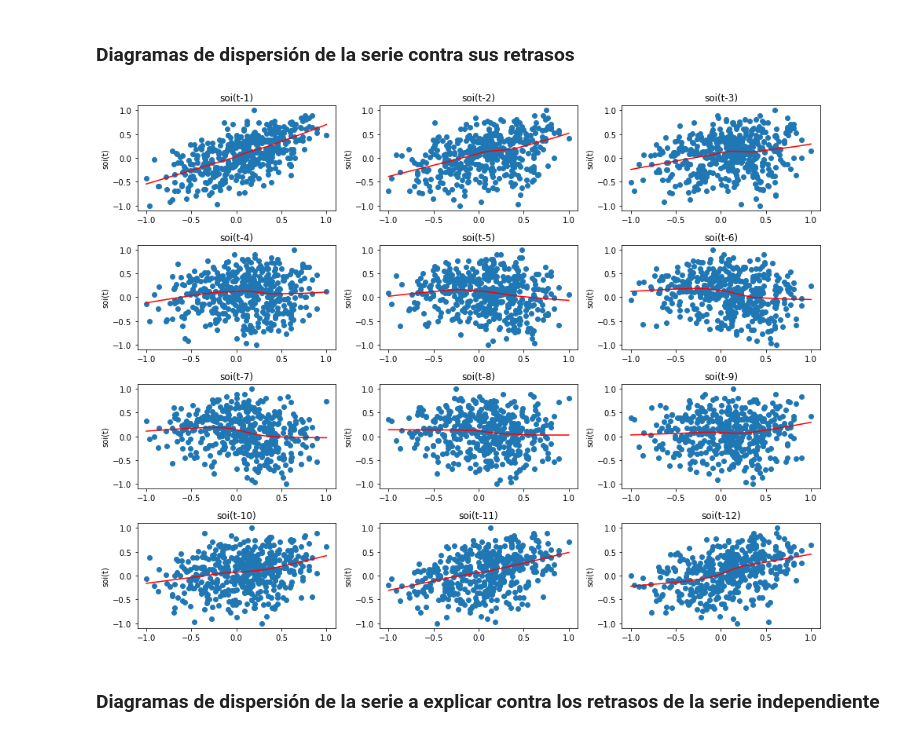
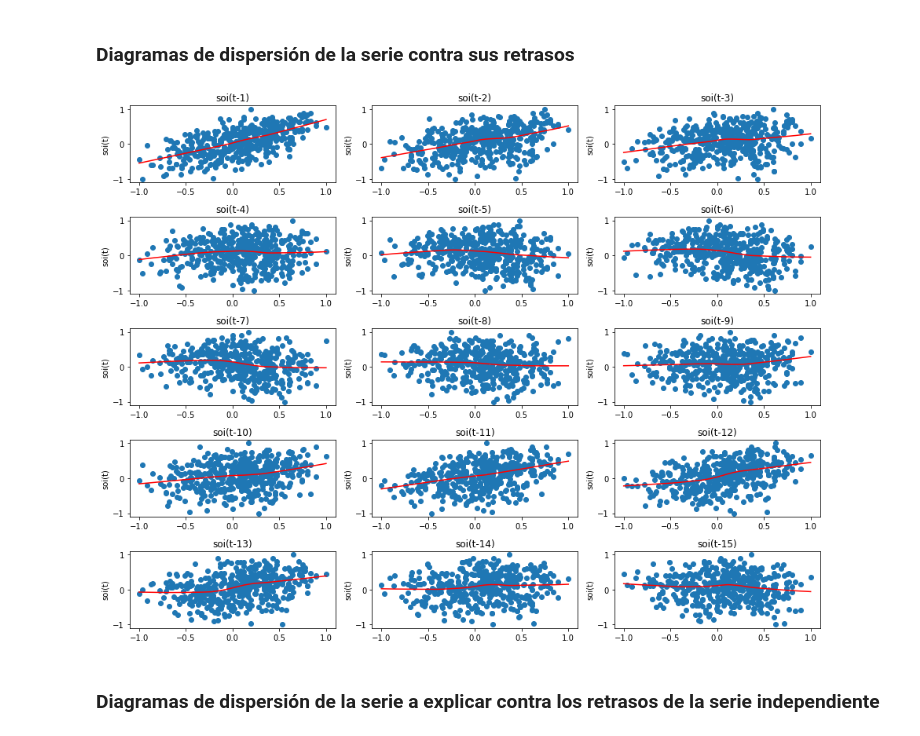
Before and after one commit to juanfperez/actd_sesion1, a Jupyter notebook: actd_series-tiempo_aed.ipynb, the cells around one changed output. Drawn from its saved outputs; the diff is of its cells as text; code cells hidden in the pictures.

```diff
--- a/actd_series-tiempo_aed.ipynb
+++ b/actd_series-tiempo_aed.ipynb
@@ -118,23 +117,23 @@ plt.show()
 # %% [markdown]
 ### Diagramas de dispersión de la serie contra sus retrasos
 # %%
-fig, axes = plt.subplots(nrows=4, ncols=3, figsize=(13, 10))
+fig, axes = plt.subplots(nrows=5, ncols=3, figsize=(13, 10))
 
 lag = 1
-for row in range(4):
+for row in range(5):
     for col in range(3):
         lowess = sm.nonparametric.lowess(soi.iloc[:, 0], soi.iloc[:, 0].shift(lag))
         pd.plotting.lag_plot(soi, lag=lag, ax=axes[row, col])
         axes[row, col].set_title(f"soi(t-{lag})")
         axes[row, col].set_ylabel("soi(t)")
         axes[row, col].set_xlabel("")
         axes[row, col].plot(lowess[:, 0], lowess[:, 1], color="red")
         lag += 1
 
 fig.tight_layout()
 plt.show()
 # %% [output]
-[figure, old version]
+[figure, new version]
 # %% [markdown]
 ### Diagramas de dispersión de la serie a explicar contra los retrasos de la serie independiente
 # %%
```
Also changed, not shown: parts of 1 cell of this notebook.
